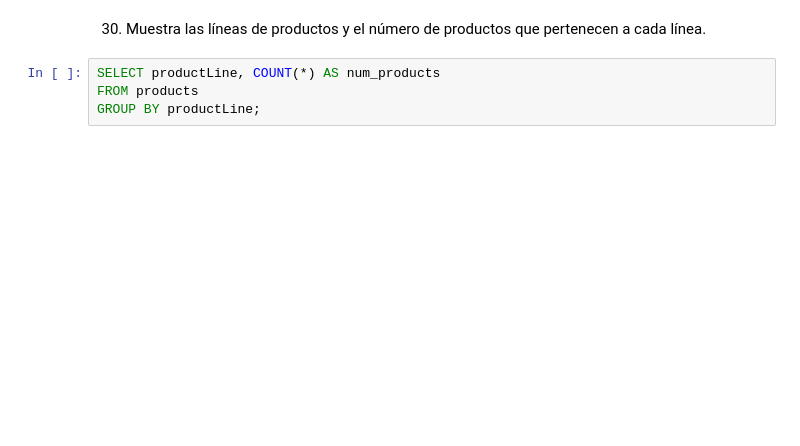
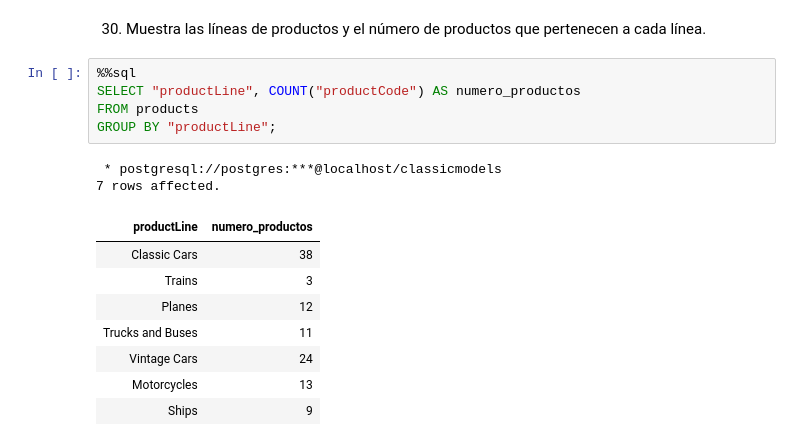
Before and after one commit to edithavalos/react-crud-app, a Jupyter notebook: Ejercicios_SQL.ipynb, the cells around one changed output. Drawn from its saved outputs; the diff is of its cells as text; blank space fills up the shorter version.

```diff
--- a/Ejercicios_SQL.ipynb
+++ b/Ejercicios_SQL.ipynb
@@ -722,6 +854,18 @@ HAVING SUM(quantityOrdered) > 100;
 # %% [markdown]
 30. Muestra las líneas de productos y el número de productos que pertenecen a cada línea.
 # %%
-SELECT productLine, COUNT(*) AS num_products
+%%sql
+SELECT "productLine", COUNT("productCode") AS numero_productos
 FROM products
-GROUP BY productLine;
+GROUP BY "productLine";
+# %% [output]
+ * postgresql://postgres:***@localhost/classicmodels
+7 rows affected.
+| productLine | numero_productos |
+| Classic Cars | 38 |
+| Trains | 3 |
+| Planes | 12 |
+| Trucks and Buses | 11 |
+| Vintage Cars | 24 |
+| Motorcycles | 13 |
+| Ships | 9 |
```
Also changed, not shown: parts of 9 cells of this notebook.
